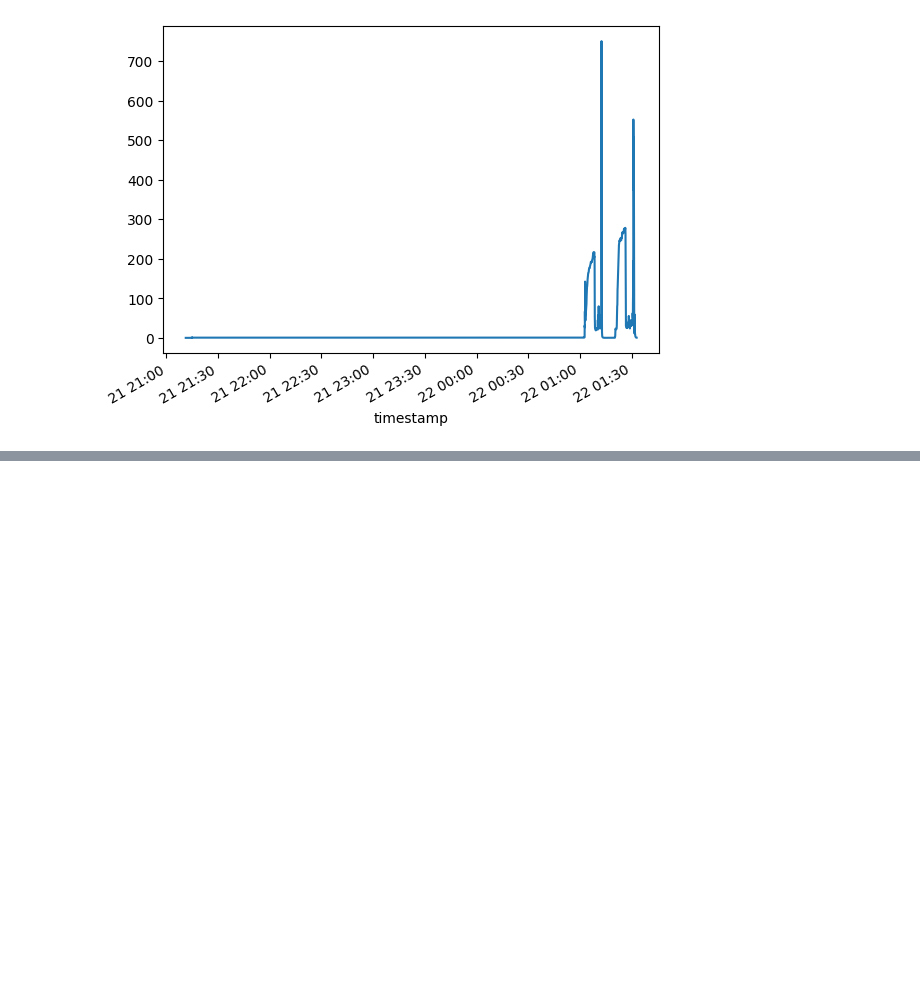
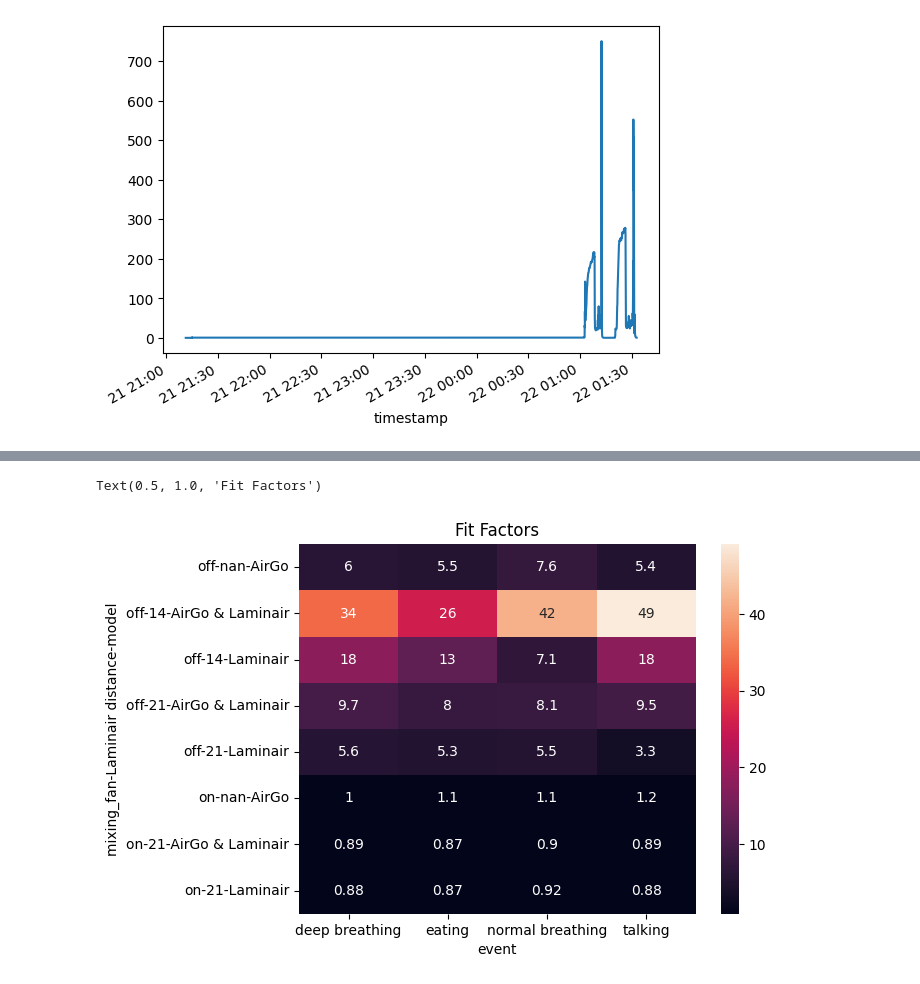
Before and after one commit to Edderic/iaq, a Jupyter notebook: notebooks/airgo-and-laminair.ipynb, the cells around one changed output, grey strips where cells are left out. Drawn from its saved outputs; the diff is of its cells as text; code cells hidden in the pictures; blank space fills up the shorter version.

```diff
--- a/notebooks/airgo-and-laminair.ipynb
+++ b/notebooks/airgo-and-laminair.ipynb
@@ -314,0 +571,4 @@ plot(
+# %%
+fit_factors['model'] = tmp[0].str.extract('(.*)(?= \()').fillna(fit_factors['model - mixing fan'].str.extract('(.*)(?= -)')[0])[0]
+# %%
+fit_factors['Laminair distance'] = fit_factors['model - mixing fan'].str.extract('(?<=\()(\d+)')
@@ -314,0 +597,5 @@ plot(
+# %%
+activities_ff = fit_factors[~fit_factors['event'].str.contains('humidifier|turn')]
+# %%
+pivot_table = activities_ff.pivot(index=['mixing_fan', 'Laminair distance', 'model'], columns=['event'], values='fit_factor')
+pivot_table
@@ -314,0 +613,7 @@ plot(
+# %%
+fig, ax = plt.subplots(1,1)
+sns.heatmap(pivot_table, annot=True, ax=ax)
+ax.set_title("Fit Factors")
+# %% [output]
+Text(0.5, 1.0, 'Fit Factors')
+[figure, added]
```
Also changed, not shown: parts of 24 cells of this notebook.
